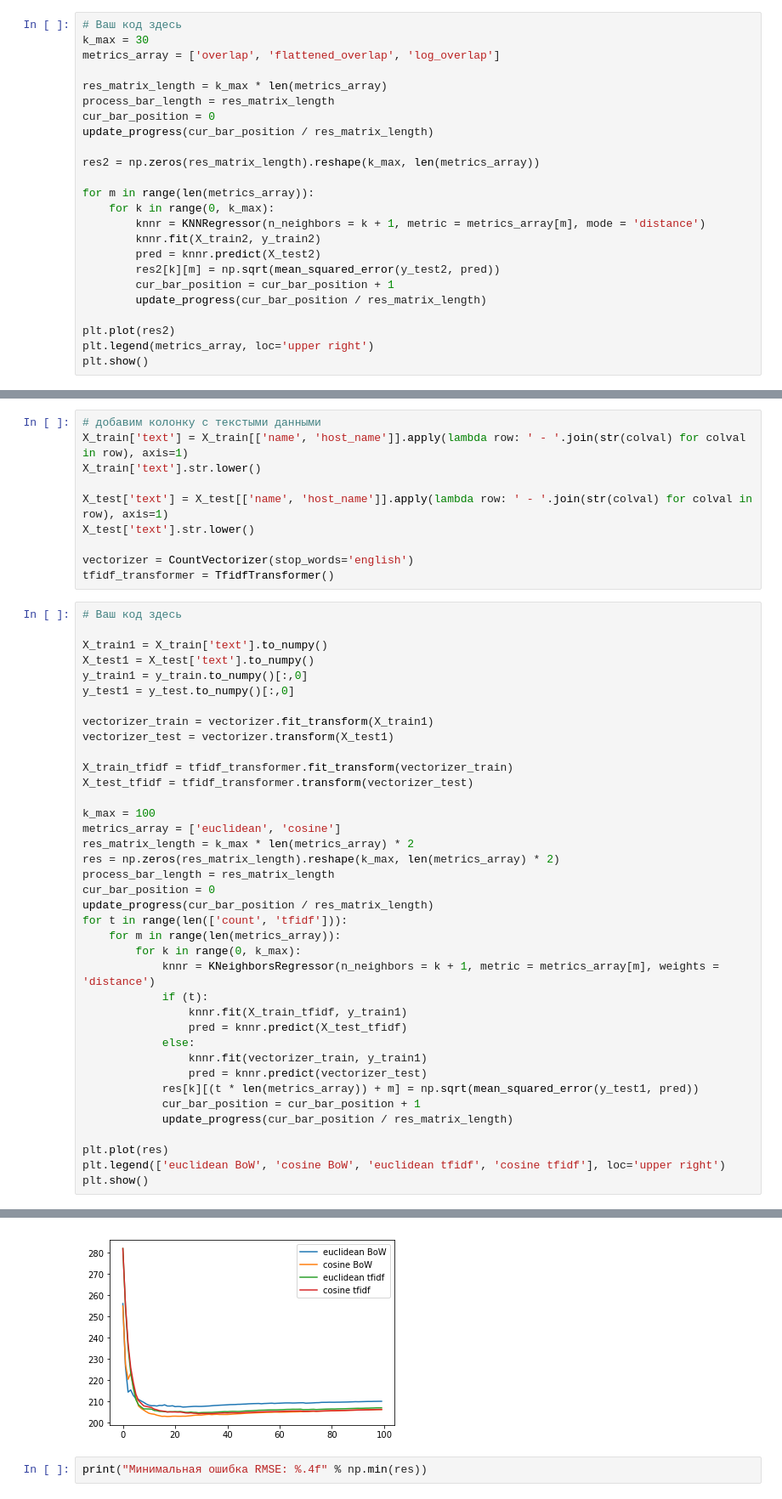
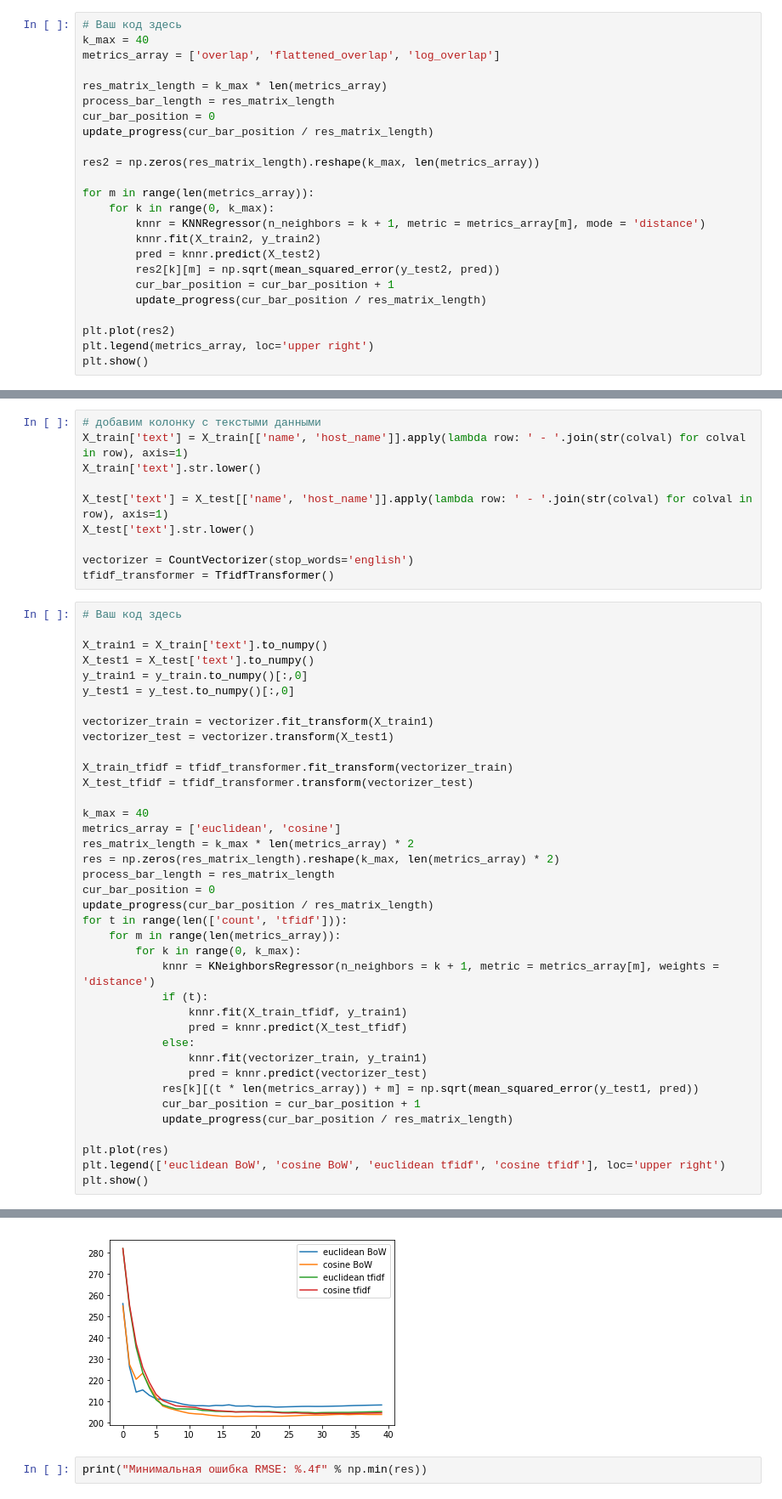
Before and after one commit to GHopperMSK/lmsu-homework, a Jupyter notebook: airbnb/homework-practice-02.ipynb, the cells around one changed output, grey strips where cells are left out. Shown at 85% size. Saved outputs shown, nothing was run; the diff lists cells and outputs as text.

```diff
--- a/airbnb/homework-practice-02.ipynb
+++ b/airbnb/homework-practice-02.ipynb
@@ -407,7 +407,7 @@ y_test2 = y_test[0:1000].to_numpy()[:,0]
 Какая функция расстояния оказалась лучшей? Почему?
 # %%
 # Ваш код здесь
-k_max = 30
+k_max = 40
 metrics_array = ['overlap', 'flattened_overlap', 'log_overlap']
 
 res_matrix_length = k_max * len(metrics_array)
@@ -726,35 +715,35 @@ vectorizer_train = vectorizer.fit_transform(X_train1)
 vectorizer_test = vectorizer.transform(X_test1)
 
 X_train_tfidf = tfidf_transformer.fit_transform(vectorizer_train)
 X_test_tfidf = tfidf_transformer.transform(vectorizer_test)
 
-k_max = 100
+k_max = 40
 metrics_array = ['euclidean', 'cosine']
 res_matrix_length = k_max * len(metrics_array) * 2
 res = np.zeros(res_matrix_length).reshape(k_max, len(metrics_array) * 2)
 process_bar_length = res_matrix_length
 cur_bar_position = 0
 update_progress(cur_bar_position / res_matrix_length)
 for t in range(len(['count', 'tfidf'])):
     for m in range(len(metrics_array)):
         for k in range(0, k_max):
             knnr = KNeighborsRegressor(n_neighbors = k + 1, metric = metrics_array[m], weights = 'distance')
             if (t):
                 knnr.fit(X_train_tfidf, y_train1)
                 pred = knnr.predict(X_test_tfidf)
             else:
                 knnr.fit(vectorizer_train, y_train1)
                 pred = knnr.predict(vectorizer_test)
             res[k][(t * len(metrics_array)) + m] = np.sqrt(mean_squared_error(y_test1, pred))
             cur_bar_position = cur_bar_position + 1
             update_progress(cur_bar_position / res_matrix_length)
 
 plt.plot(res)
 plt.legend(['euclidean BoW', 'cosine BoW', 'euclidean tfidf', 'cosine tfidf'], loc='upper right')
 plt.show()
 # %% [output]
 Progress: [####################] 100.0%
-[figure, old version]
+[figure, new version]
 # %%
 print("Минимальная ошибка RMSE: %.4f" % np.min(res))
 # %% [output]
```
Also changed, not shown: parts of 10 cells of this notebook.
